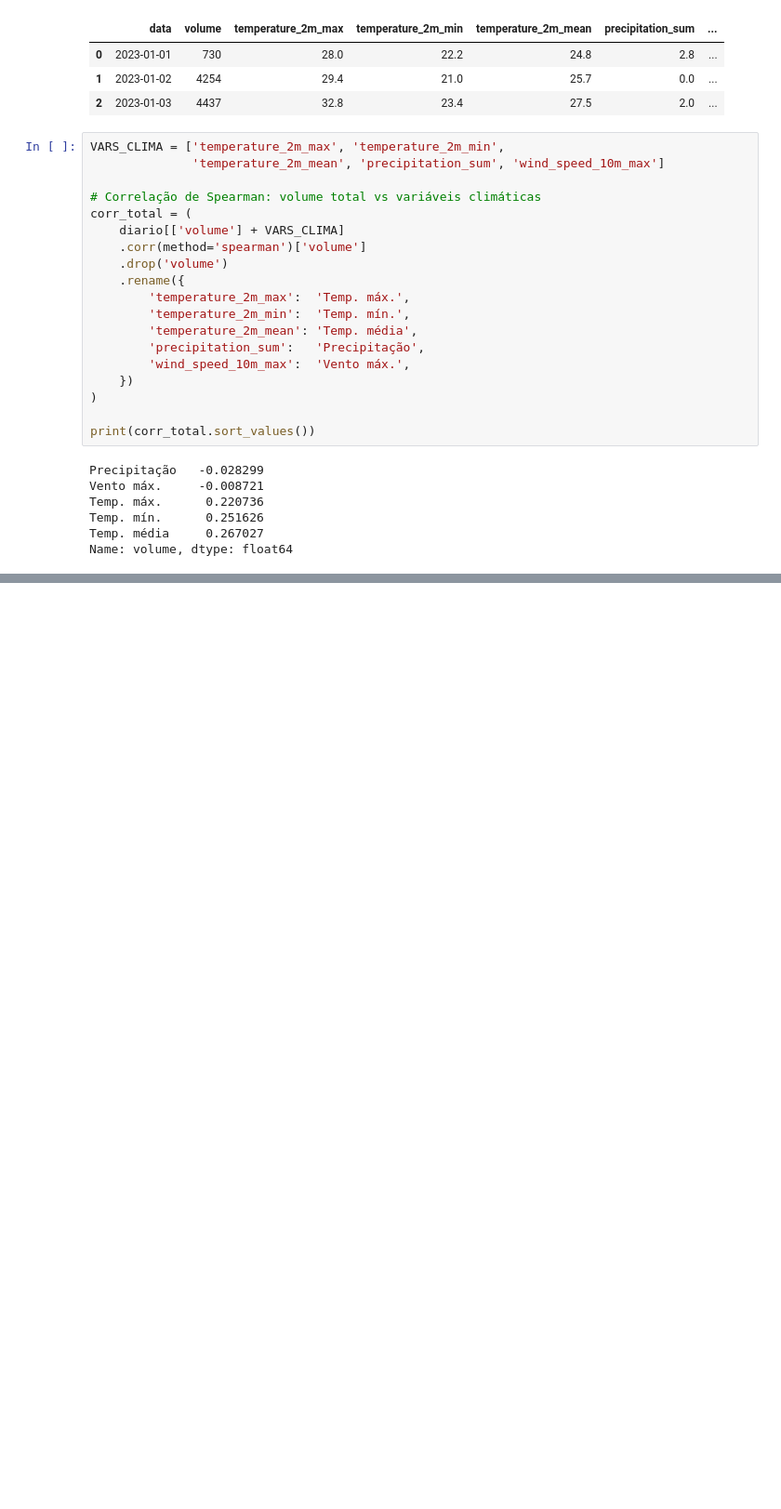
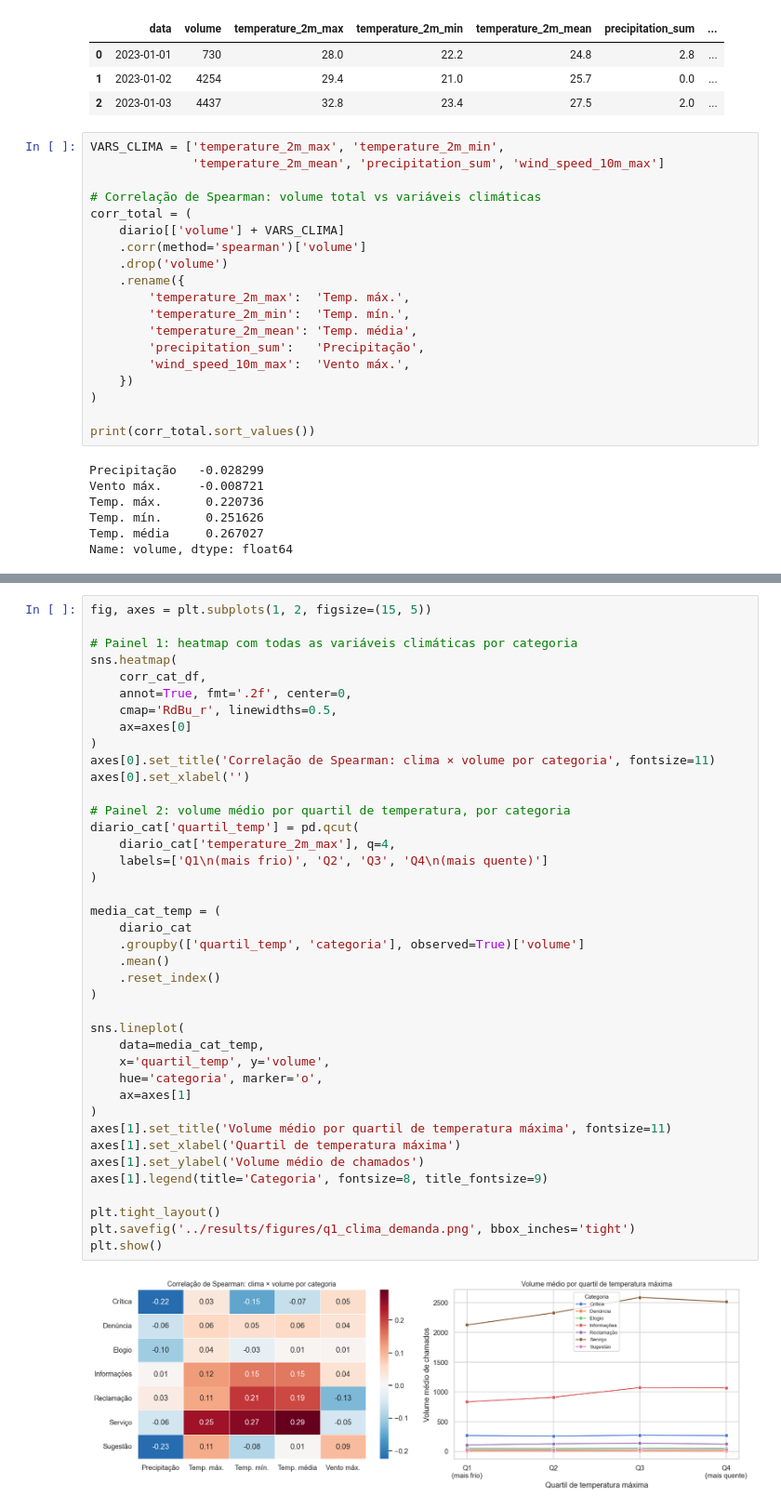
Before and after one commit to marielen/desafio-cientista-dados-senior-cidadaos-vulneraveis, a Jupyter notebook: notebooks/parte_1.ipynb, the cells around one changed output, grey strips where cells are left out. Shown at 93% size. Drawn from its saved outputs; the diff is of its cells as text; blank space fills up the shorter version.

```diff
--- a/notebooks/parte_1.ipynb
+++ b/notebooks/parte_1.ipynb
@@ -734,0 +154,42 @@ O Gradient Boosting supera o Ridge em todas as métricas, principalmente porque
+# %%
+fig, axes = plt.subplots(1, 2, figsize=(15, 5))
+
+# Painel 1: heatmap com todas as variáveis climáticas por categoria
+sns.heatmap(
+    corr_cat_df,
+    annot=True, fmt='.2f', center=0,
+    cmap='RdBu_r', linewidths=0.5,
+    ax=axes[0]
+)
+axes[0].set_title('Correlação de Spearman: clima × volume por categoria', fontsize=11)
+axes[0].set_xlabel('')
+
+# Painel 2: volume médio por quartil de temperatura, por categoria
+diario_cat['quartil_temp'] = pd.qcut(
+    diario_cat['temperature_2m_max'], q=4,
+    labels=['Q1\n(mais frio)', 'Q2', 'Q3', 'Q4\n(mais quente)']
+)
+
+media_cat_temp = (
+    diario_cat
+    .groupby(['quartil_temp', 'categoria'], observed=True)['volume']
+    .mean()
+    .reset_index()
+)
+
+sns.lineplot(
+    data=media_cat_temp,
+    x='quartil_temp', y='volume',
+    hue='categoria', marker='o',
+    ax=axes[1]
+)
+axes[1].set_title('Volume médio por quartil de temperatura máxima', fontsize=11)
+axes[1].set_xlabel('Quartil de temperatura máxima')
+axes[1].set_ylabel('Volume médio de chamados')
+axes[1].legend(title='Categoria', fontsize=8, title_fontsize=9)
+
+plt.tight_layout()
+plt.savefig('../results/figures/q1_clima_demanda.png', bbox_inches='tight')
+plt.show()
+# %% [output]
+[figure, added]
```
Also changed, not shown: parts of 41 cells of this notebook, 17 other files.
